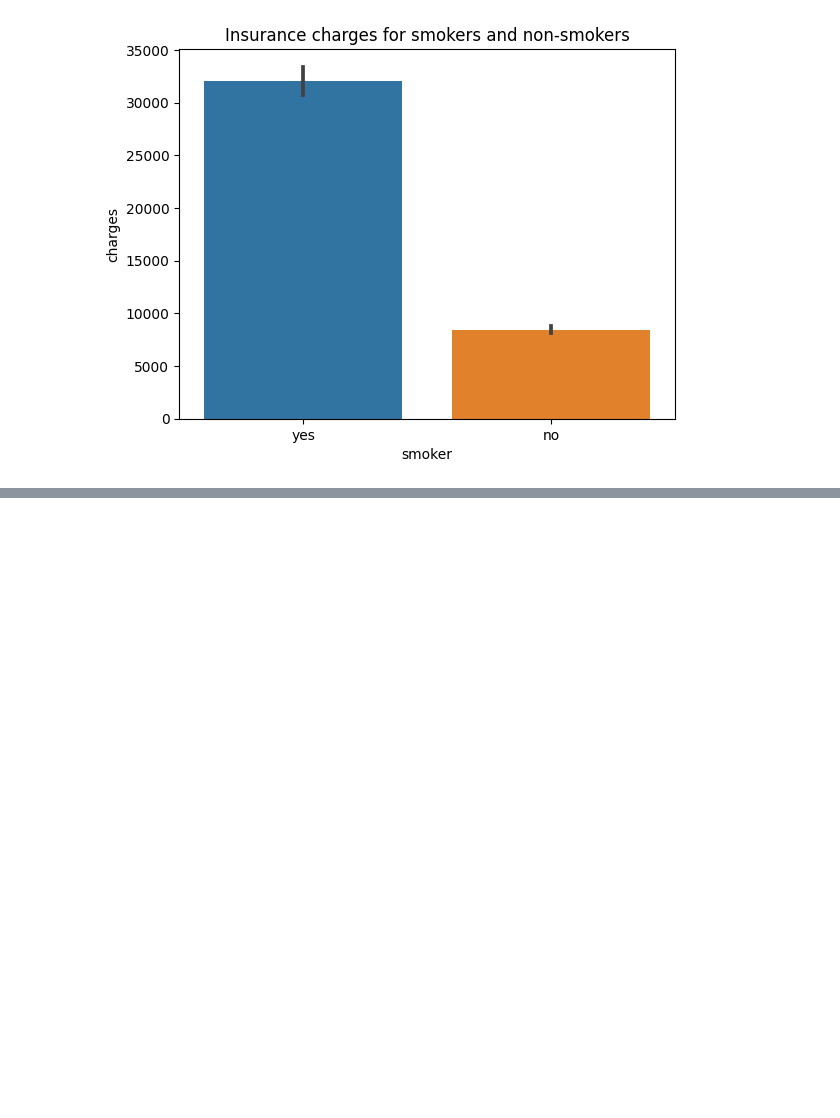
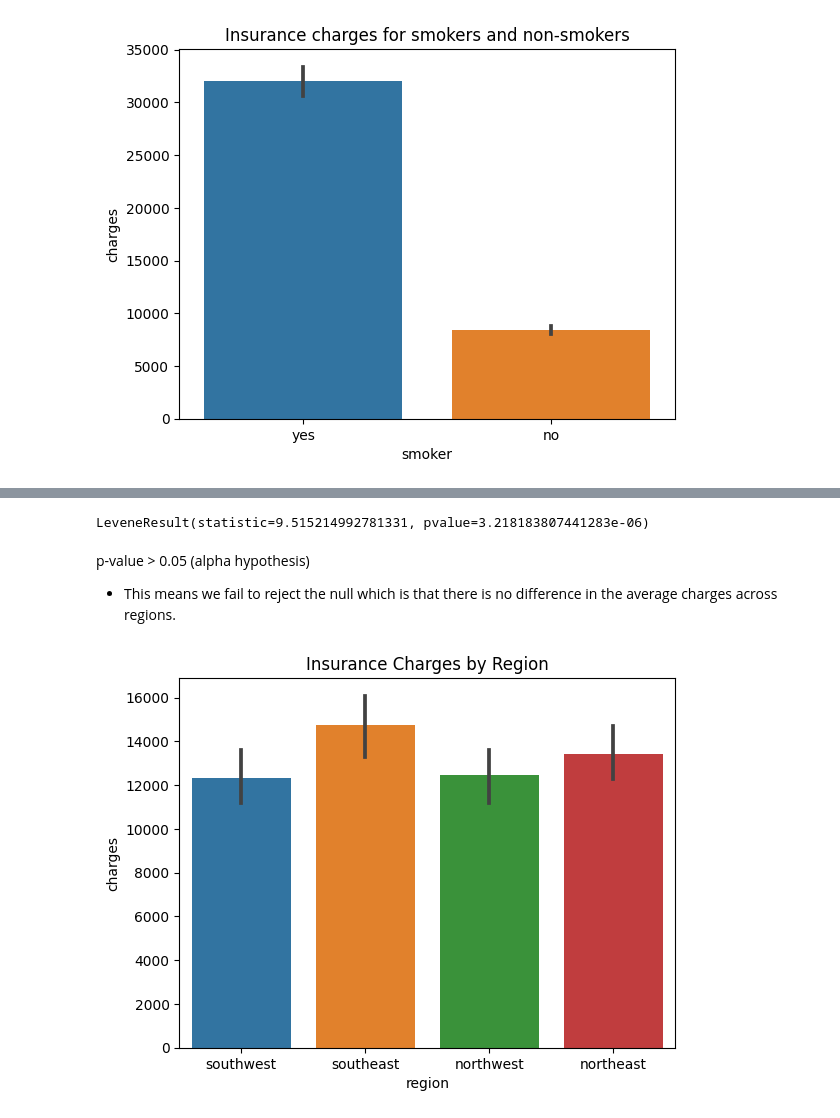
Before and after one commit to AbigailBojorquez/Hypothesis_Testing_with_Insurance_Data, a Jupyter notebook: Hypothesis Testing with Insurance Data.ipynb, the cells around one changed output, grey strips where cells are left out. Drawn from its saved outputs; the diff is of its cells as text; code cells hidden in the pictures; blank space fills up the shorter version.

```diff
--- a/Hypothesis Testing with Insurance Data.ipynb
+++ b/Hypothesis Testing with Insurance Data.ipynb
@@ -131,0 +258,14 @@ Text(0.5, 1.0, 'Insurance charges for smokers and non-smokers')
+# %%
+#testing for equal variance
+result = stats.levene(*groups.values())
+result
+# %% [output]
+LeveneResult(statistic=9.515214992781331, pvalue=3.218183807441283e-06)
+# %% [markdown]
+p-value > 0.05 (alpha hypothesis)
+- This means we fail to reject the null which is that there is no difference in the average charges across regions.
+# %%
+sns.barplot(data=df, x='region',y='charges')
+plt.title('Insurance Charges by Region');
+# %% [output]
+[figure, added]
```
Also changed, not shown: parts of 13 cells of this notebook.
